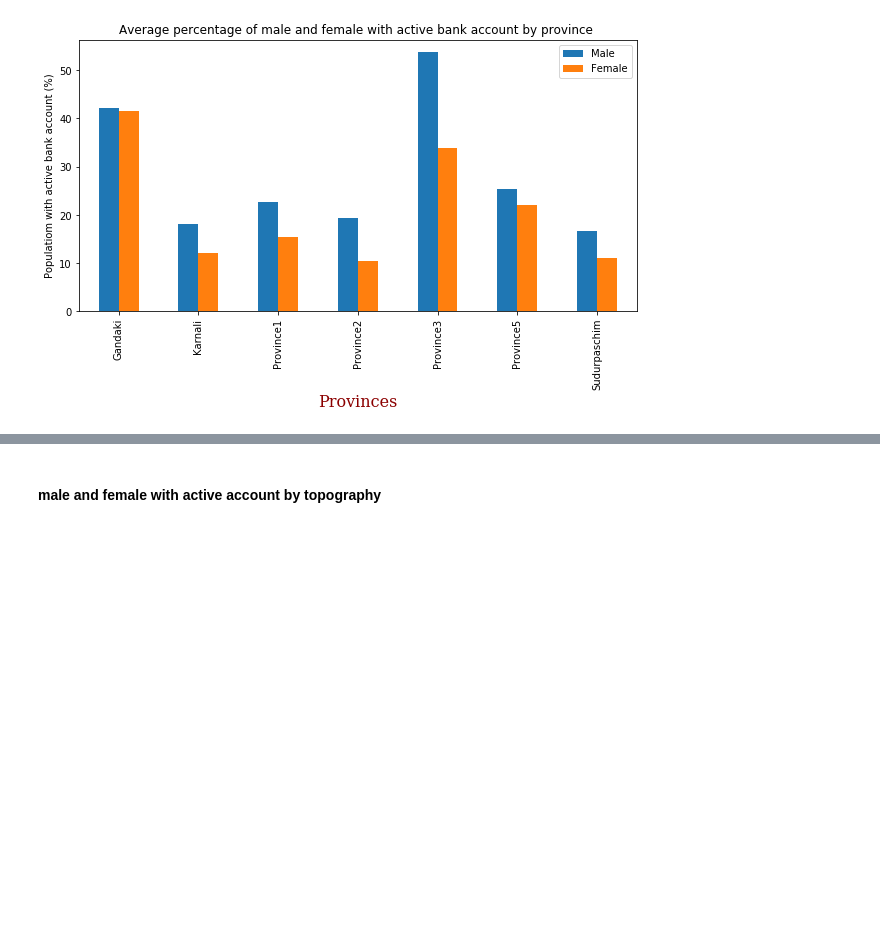
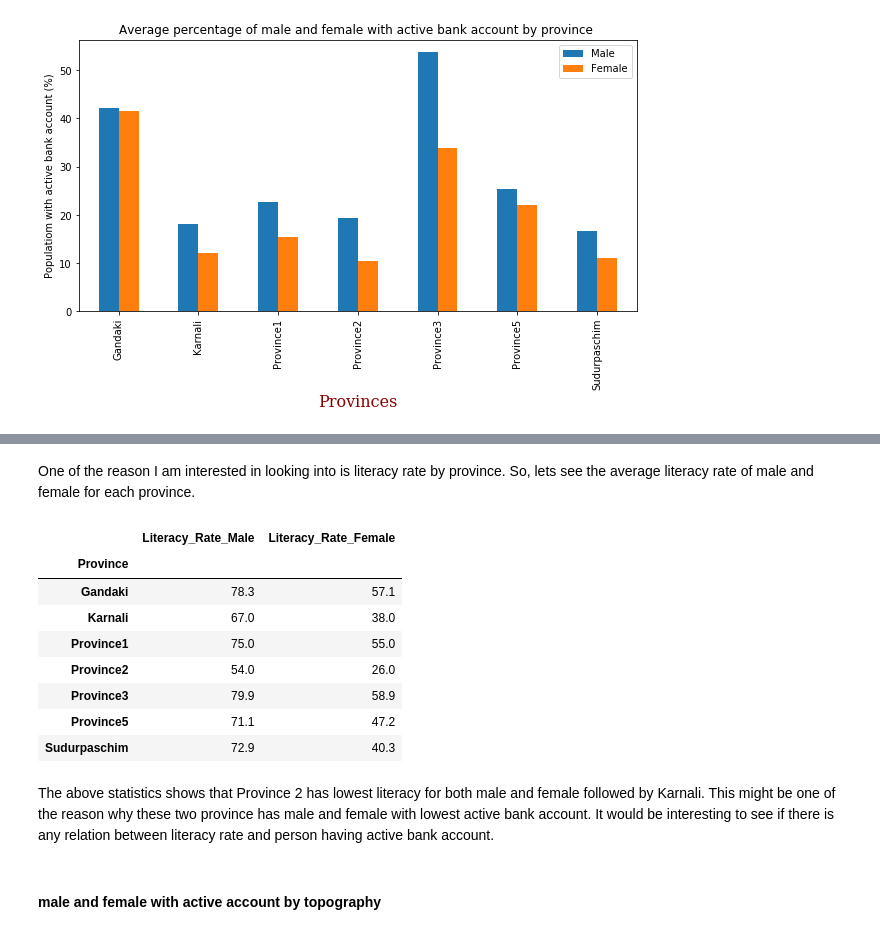
Before and after one commit to jyotipba-zz/Nepal_data_viz, a Jupyter notebook: data_analysis/nepal_analysis.ipynb, the cells around one changed output, grey strips where cells are left out. Saved outputs shown, nothing was run; the diff lists cells and outputs as text; code cells hidden in the pictures; blank space fills up the shorter version.

```diff
--- a/data_analysis/nepal_analysis.ipynb
+++ b/data_analysis/nepal_analysis.ipynb
@@ -201,3 +209,22 @@ plt.show()
+# %% [markdown]
+One of the reason I am interested in looking into is literacy rate by province. So, lets see the average literacy rate of male and female for each province.
+# %%
+literacy_rate_province = data.groupby('Province')['Literacy_Rate_Male','Literacy_Rate_Female'].mean()
+literacy_rate_province
+# %% [output]
+|  | Literacy_Rate_Male | Literacy_Rate_Female |
+| Province |  |  |
+| Gandaki | 78.3 | 57.1 |
+| Karnali | 67.0 | 38.0 |
+| Province1 | 75.0 | 55.0 |
+| Province2 | 54.0 | 26.0 |
+| Province3 | 79.9 | 58.9 |
+| Province5 | 71.1 | 47.2 |
+| Sudurpaschim | 72.9 | 40.3 |
+# %% [markdown]
+The above statistics shows that Province 2 has lowest literacy for both male and female followed by Karnali.
+This might be one of the reason why these two province has male and female with lowest active bank account. It would
+be interesting to see if there is any relation between literacy rate and person having active bank account.
 # %% [markdown]
 #### male and female with active account by topography
 # %%
```
Also changed, not shown: parts of 12 cells of this notebook.
